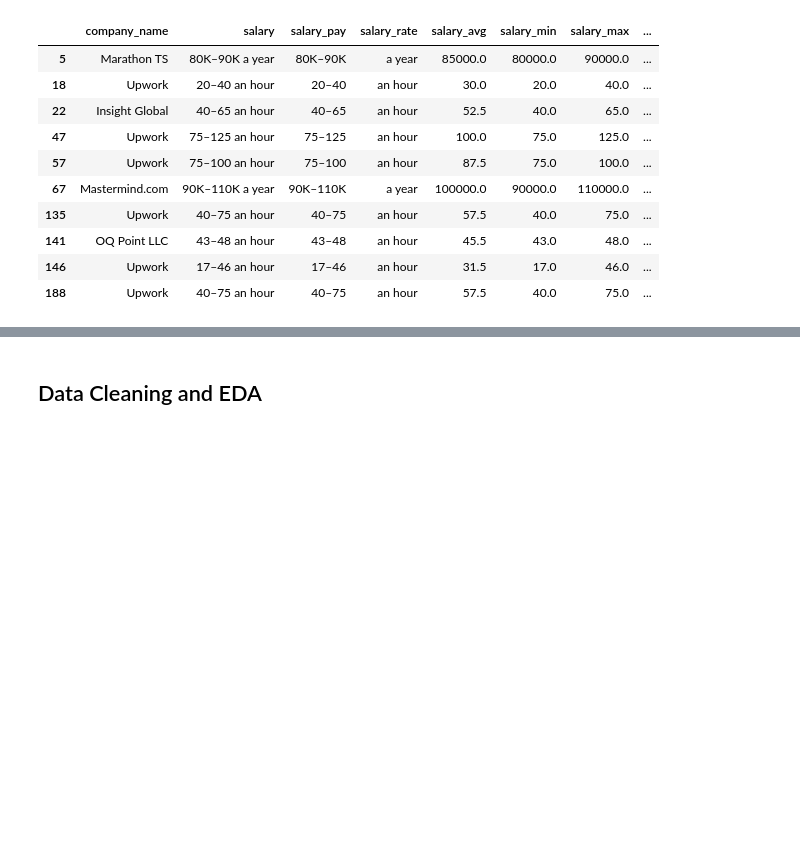
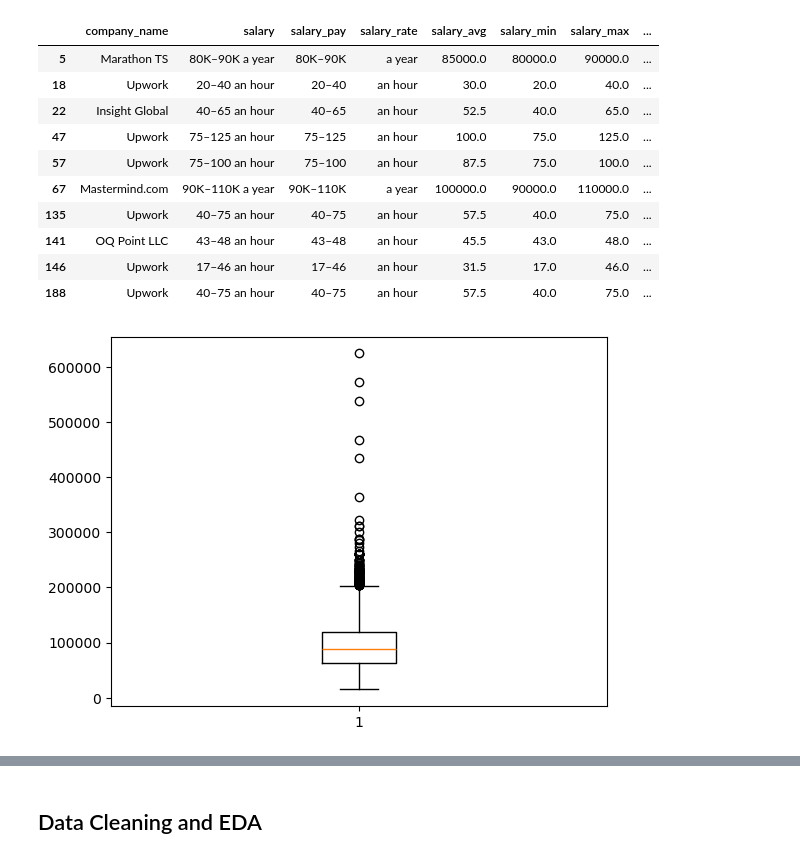
Before and after one commit to SylvieMei716/dads-job-postings-analysis, a Jupyter notebook: preprocessing.ipynb, the cells around one changed output, grey strips where cells are left out. Cells and saved outputs as stored; diff of their text form; code cells hidden in the pictures; blank space fills up the shorter version.

```diff
--- a/preprocessing.ipynb
+++ b/preprocessing.ipynb
@@ -155,3 +156,8 @@ salary_df.head(10)
 | 141 | OQ Point LLC | 43–48 an hour | 43–48 | an hour | 45.5 | 43.0 | 48.0 | ... |
 | 146 | Upwork | 17–46 an hour | 17–46 | an hour | 31.5 | 17.0 | 46.0 | ... |
 | 188 | Upwork | 40–75 an hour | 40–75 | an hour | 57.5 | 40.0 | 75.0 | ... |
+# %%
+plt.boxplot(salary_df['salary_standardized'])
+plt.show()
+# %% [output]
+[figure, added]
```
Also changed, not shown: parts of 6 cells of this notebook, 2 other files.
